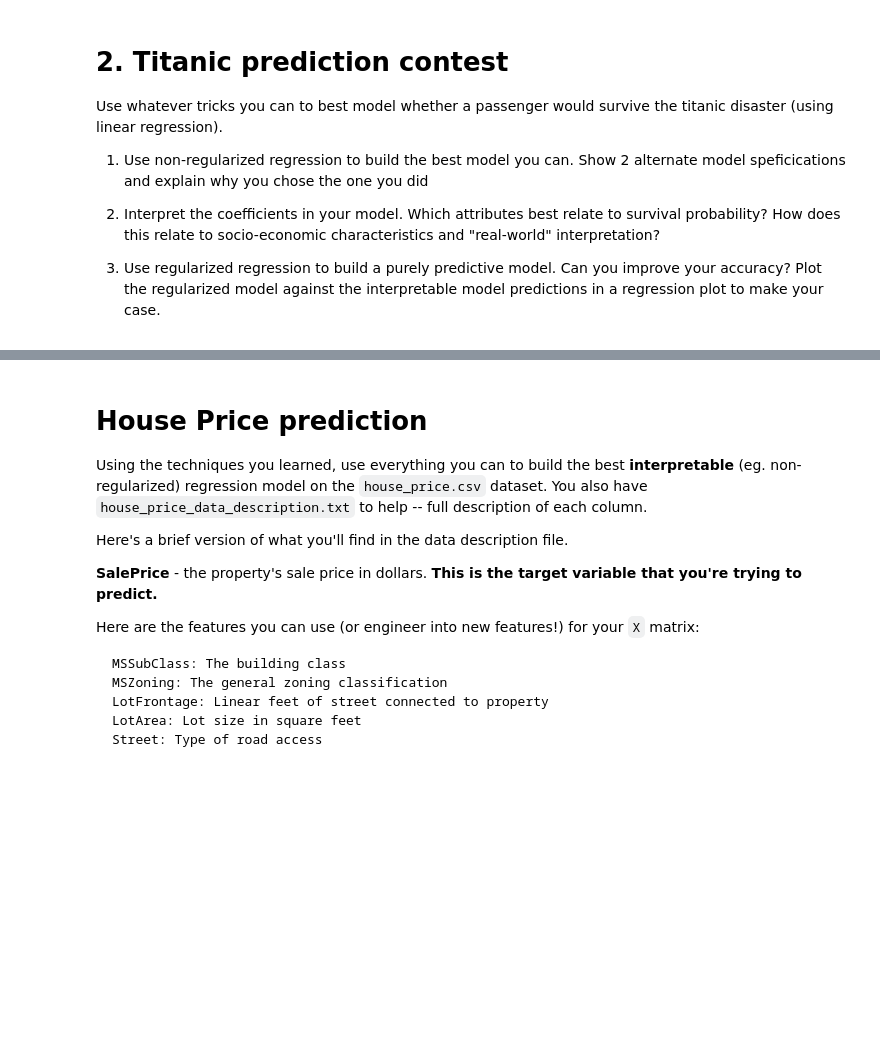
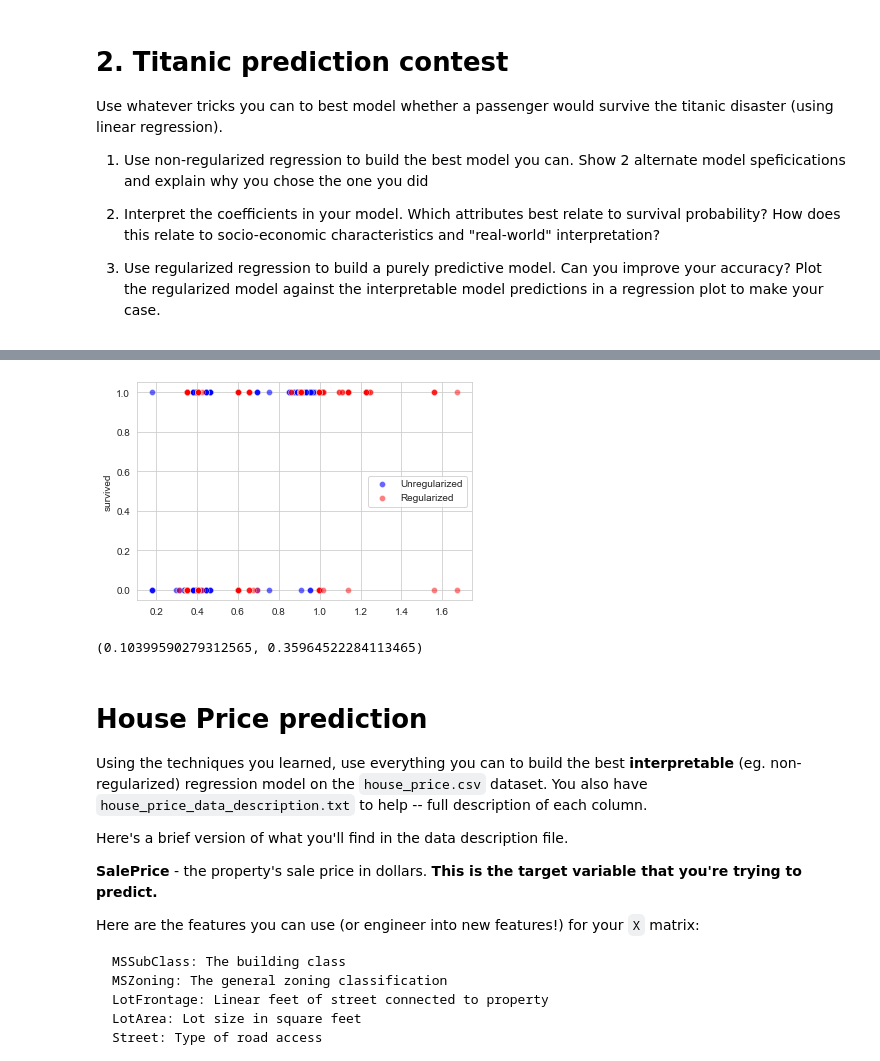
Before and after one commit to cb-ds-1/m3-3-engineering-regression, a Jupyter notebook: workshop.ipynb, the cells around one changed output, grey strips where cells are left out. Drawn from its saved outputs; the diff is of its cells as text; code cells hidden in the pictures; blank space fills up the shorter version.

```diff
--- a/workshop.ipynb
+++ b/workshop.ipynb
@@ -20,0 +160,10 @@ Use whatever tricks you can to best model whether a passenger would survive the
+# %%
+#fit the model
+x = df_final
+x = sm.add_constant(x)
+y = df_titanic['survived']
+x = x.astype(float)
+#y = y.astype(float)
+y
+est = sm.OLS(y,x).fit(cov_type='HC2')
+est.summary()
@@ -20,0 +205,9 @@ Use whatever tricks you can to best model whether a passenger would survive the
+# %%
+# for model #2 we will drop insignificat variable
+
+x_model_2 = df_final.drop(columns=['parch_3', 'age_3', 'parch_2', 'age_2', 'who_woman', 'embarked_Q', 'sex_male', 'parch', 'age', 'fare_3', 'fare_2', 'fare'], axis = 1)
+x_model_2 = sm.add_constant(x_model_2)
+y = df_titanic['survived']
+
+est_2 = sm.OLS(y, x_model_2).fit(cov_type='HC2')
+est_2.summary()
@@ -21,3 +256,50 @@ Use whatever tricks you can to best model whether a passenger would survive the
+# %%
+#2.3 Use regularized regression to build a purely predictive model. Can you improve your accuracy? Plot the regularized model against the interpretable model predictions in a regression plot to make your case.
+
+from sklearn.metrics import r2_score
+
+#Regularization is a method for “constraining” or “regularizing” the size of the coefficients, thus “shrinking” them towards zero.
+#it reduces model variance and thus minimizes overfitting
+
+
+
+est = sm.OLS(y, x_model_2).fit(cov_type='HC2')
+
+#shrinks coef toward zero, but they rarely reach zero
+est_ridge = sm.OLS(y, x_model_2).fit_regularized(L1_wt=0)
+
+#lasso shrinks coef all the wayy to zero, removing them from the model
+
+est_lasso = sm.OLS(y, x_model_2).fit_regularized(L1_wt=1)
+
+#predict without ridge
+y_hat = est.predict(x_model_2)
+
+#Predict x values with ridge
+y_hat_ridge = est_ridge.predict(x_model_2)
+#Predict x values with lasso
+y_hat_lasso = est_lasso.predict(x_model_2)
+
+
+
+#Plot the regularized vs unregularized models
+sns.set_style('whitegrid')
+sns.scatterplot(x=y_hat,y=y,color='blue',alpha=.6,label='Unregularized')
+
+#Can also set x to est.fittedvalues? or est_ridge.fittedvalues...
+sns.scatterplot(x=y_hat_ridge,y=y,color='red',alpha=.5,label='Regularized')
+plt.show()
+
+
+r2_score(y,y_hat_ridge), r2_score(y, y_hat_lasso)
+
+#Lasso regression is preferred if we believe many features are irrelevant or if we prefer a sparse model.
+
+
+# Ridge seems slightly better
+# %% [output]
+[figure, added]
+(0.10399590279312565, 0.35964522284113465)
 # %% [markdown]
 # House Price prediction
 
```
Also changed, not shown: parts of 20 cells of this notebook.
